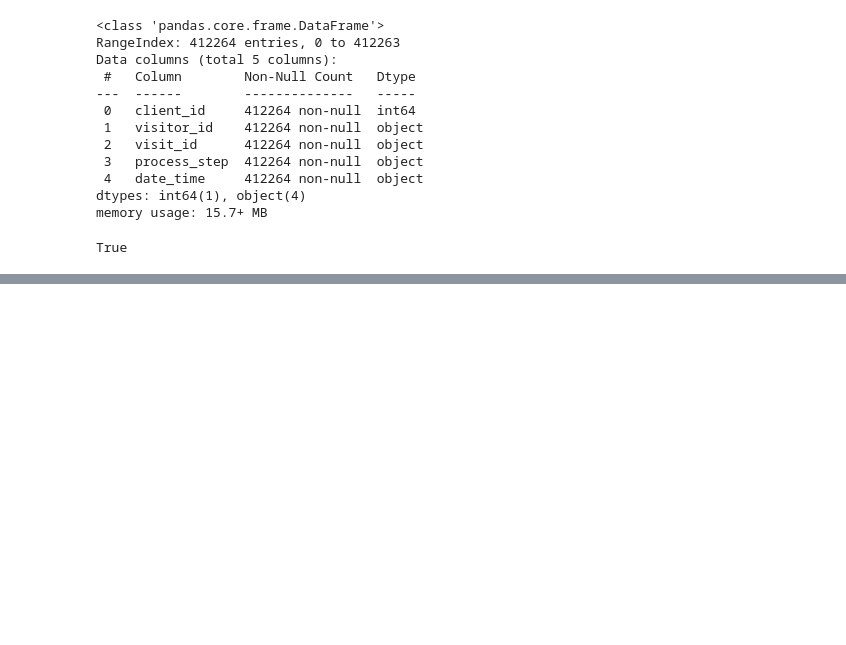
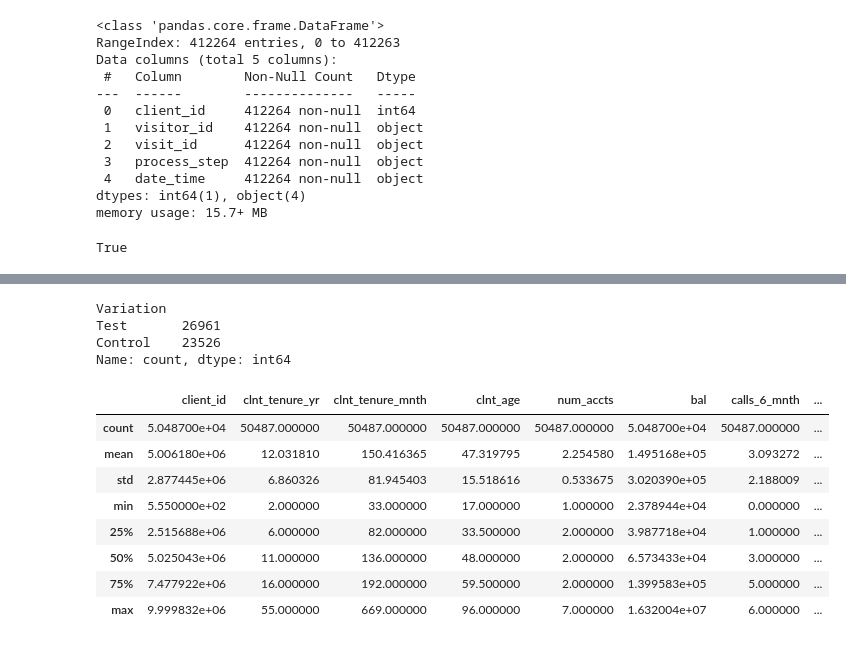
Before and after one commit to redsun498/vanguard-ab-test, a Jupyter notebook: src/notebooks/Vanguard project2.ipynb, the cells around one changed output, grey strips where cells are left out. Cells and saved outputs as stored; diff of their text form; code cells hidden in the pictures; blank space fills up the shorter version.

```diff
--- a/src/notebooks/Vanguard project2.ipynb
+++ b/src/notebooks/Vanguard project2.ipynb
@@ -138,0 +235,19 @@ df_web.head() # client_id appears multiple times
+# %%
+df_online['Variation'].value_counts()
+# %% [output]
+Variation
+Test       26961
+Control    23526
+Name: count, dtype: int64
+# %%
+df_online.describe()
+# %% [output]
+|  | client_id | clnt_tenure_yr | clnt_tenure_mnth | clnt_age | num_accts | bal | calls_6_mnth | ... |
+| count | 5.048700e+04 | 50487.000000 | 50487.000000 | 50487.000000 | 50487.000000 | 5.048700e+04 | 50487.000000 | ... |
+| mean | 5.006180e+06 | 12.031810 | 150.416365 | 47.319795 | 2.254580 | 1.495168e+05 | 3.093272 | ... |
+| std | 2.877445e+06 | 6.860326 | 81.945403 | 15.518616 | 0.533675 | 3.020390e+05 | 2.188009 | ... |
+| min | 5.550000e+02 | 2.000000 | 33.000000 | 17.000000 | 1.000000 | 2.378944e+04 | 0.000000 | ... |
+| 25% | 2.515688e+06 | 6.000000 | 82.000000 | 33.500000 | 2.000000 | 3.987718e+04 | 1.000000 | ... |
+| 50% | 5.025043e+06 | 11.000000 | 136.000000 | 48.000000 | 2.000000 | 6.573433e+04 | 3.000000 | ... |
+| 75% | 7.477922e+06 | 16.000000 | 192.000000 | 59.500000 | 2.000000 | 1.399583e+05 | 5.000000 | ... |
+| max | 9.999832e+06 | 55.000000 | 669.000000 | 96.000000 | 7.000000 | 1.632004e+07 | 6.000000 | ... |
```
Also changed, not shown: parts of 30 cells of this notebook, 6 other files.
